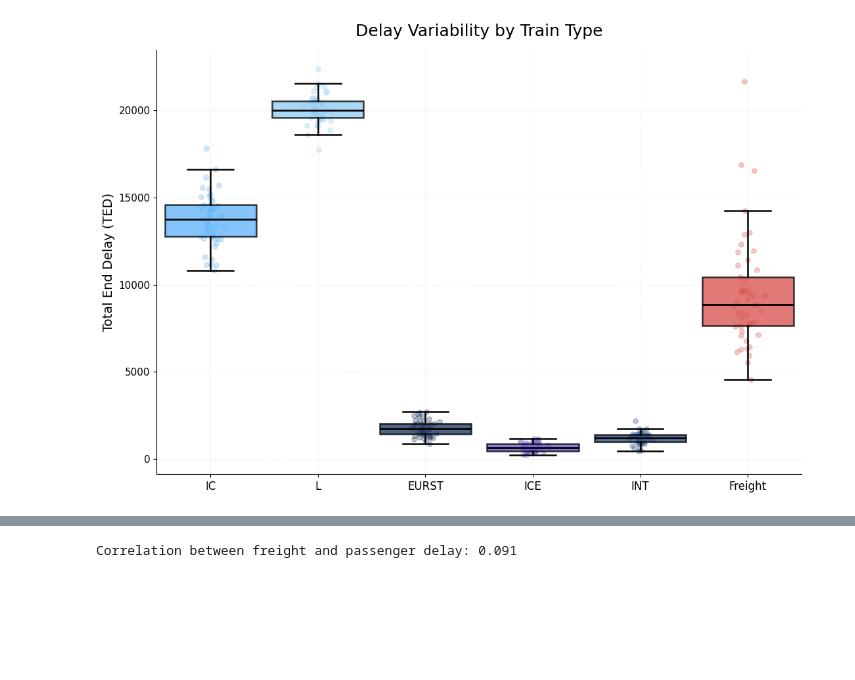
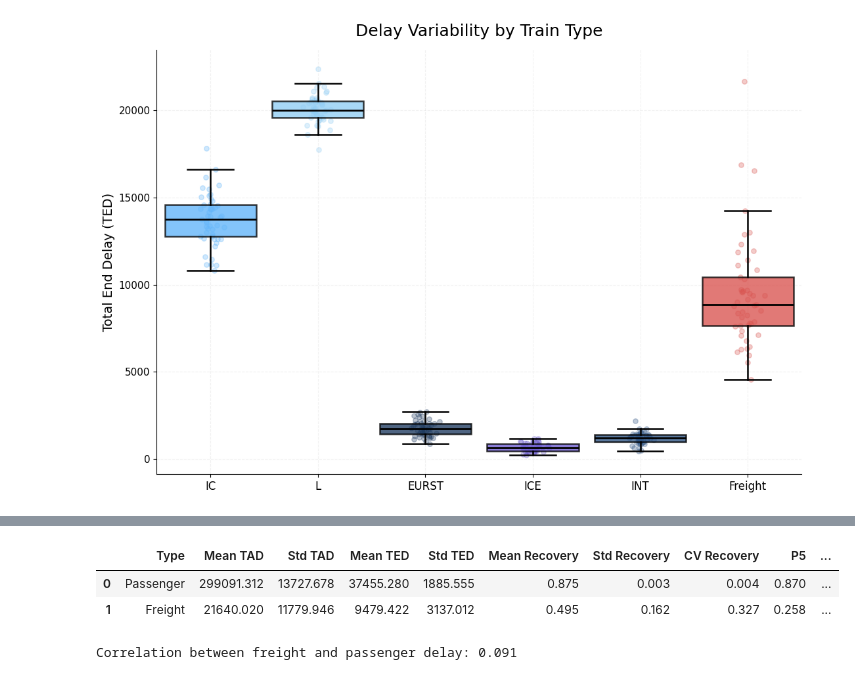
Before and after one commit to DauwDW/Thesis, a Jupyter notebook: notebooks/Analyse timing strategies baseline.ipynb, the cells around one changed output, grey strips where cells are left out. Cells and saved outputs as stored; diff of their text form; code cells hidden in the pictures; blank space fills up the shorter version.

```diff
--- a/notebooks/Analyse timing strategies.ipynb
+++ b/notebooks/Analyse timing strategies baseline.ipynb
@@ -794,3 +840,85 @@ plt.show()
+# %%
+# ============================================================
+# CORRECT RECOVERY TABLE
+# ============================================================
+
+rows = []
+
+# ------------------------------------------------------------
+# Passenger
+# ------------------------------------------------------------
+
+passenger_recovery = 1 - (
+    baseline["TED_passenger"]
+    / baseline["TAD_passenger"]
+)
+
+rows.append({
+
+    "Type": "Passenger",
+
+    # TAD
+    "Mean TAD": baseline["TAD_passenger"].mean(),
+    "Std TAD": baseline["TAD_passenger"].std(),
+
+    # TED
+    "Mean TED": baseline["TED_passenger"].mean(),
+    "Std TED": baseline["TED_passenger"].std(),
+
+    # Recovery
+    "Mean Recovery": passenger_recovery.mean(),
+    "Std Recovery": passenger_recovery.std(),
+    "CV Recovery": (
+        passenger_recovery.std()
+        / passenger_recovery.mean()
+    ),
+
+    "P5": passenger_recovery.quantile(0.05),
+    "P95": passenger_recovery.quantile(0.95)
+})
+
+# ------------------------------------------------------------
+# Freight
+# ------------------------------------------------------------
+
+freight_recovery = 1 - (
+    baseline["TED_freight"]
+    / baseline["TAD_freight"]
+)
+
+rows.append({
+
+    "Type": "Freight",
+
+    # TAD
+    "Mean TAD": baseline["TAD_freight"].mean(),
+    "Std TAD": baseline["TAD_freight"].std(),
+
+    # TED
+    "Mean TED": baseline["TED_freight"].mean(),
+    "Std TED": baseline["TED_freight"].std(),
+
+    # Recovery
+    "Mean Recovery": freight_recovery.mean(),
+    "Std Recovery": freight_recovery.std(),
+    "CV Recovery": (
+        freight_recovery.std()
+        / freight_recovery.mean()
+    ),
+
+    "P5": freight_recovery.quantile(0.05),
+    "P95": freight_recovery.quantile(0.95)
+})
+
+recovery_table = pd.DataFrame(rows)
+
+recovery_table = recovery_table.round(3)
+
+display(recovery_table)
+# %% [output]
+|  | Type | Mean TAD | Std TAD | Mean TED | Std TED | Mean Recovery | Std Recovery | CV Recovery | P5 | ... |
+| 0 | Passenger | 299091.312 | 13727.678 | 37455.280 | 1885.555 | 0.875 | 0.003 | 0.004 | 0.870 | ... |
+| 1 | Freight | 21640.020 | 11779.946 | 9479.422 | 3137.012 | 0.495 | 0.162 | 0.327 | 0.258 | ... |
 # %%
 # ============================================================
 # OPTIONAL — CORRELATION VALUE
```
Also changed, not shown: parts of 2 cells of this notebook, 1 other file.
